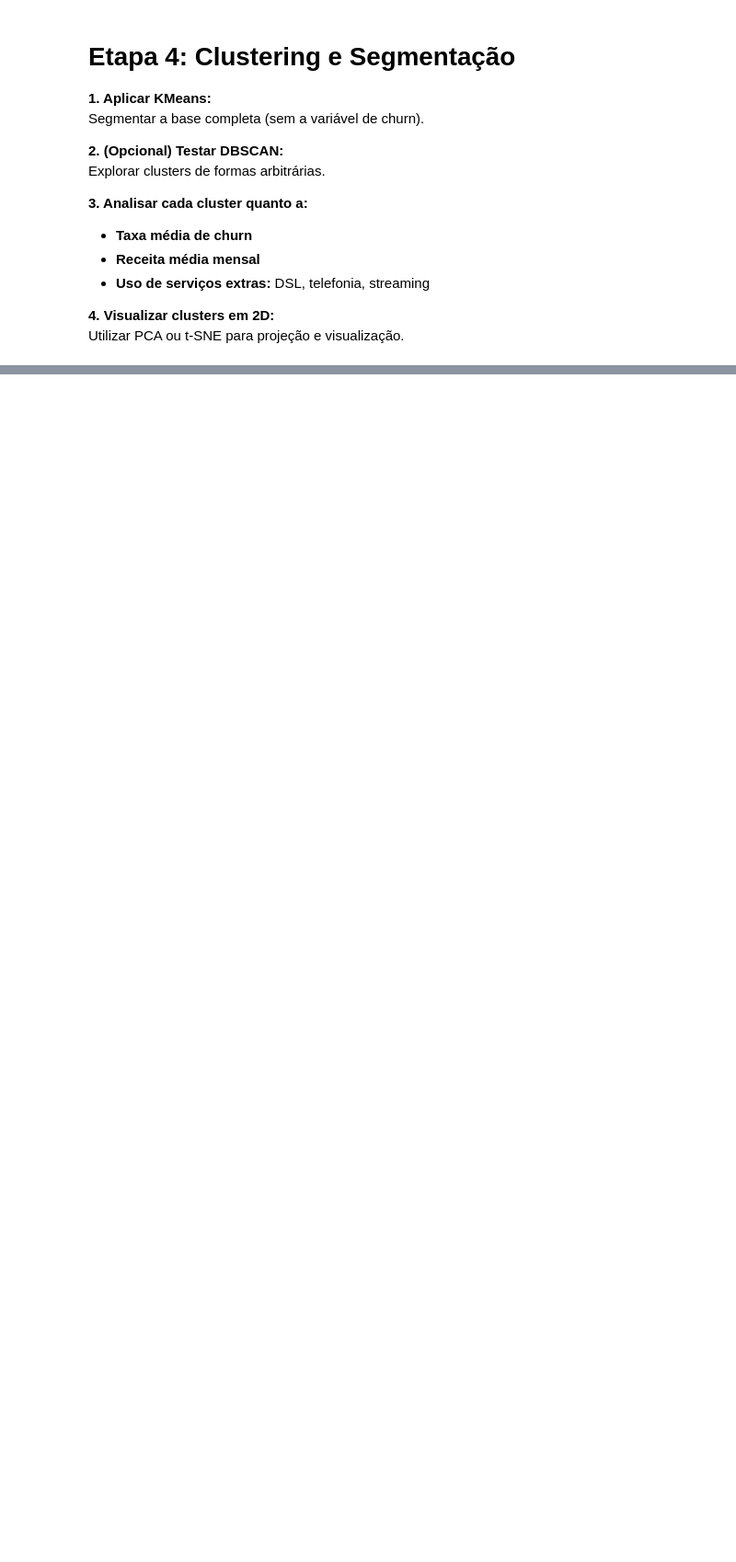
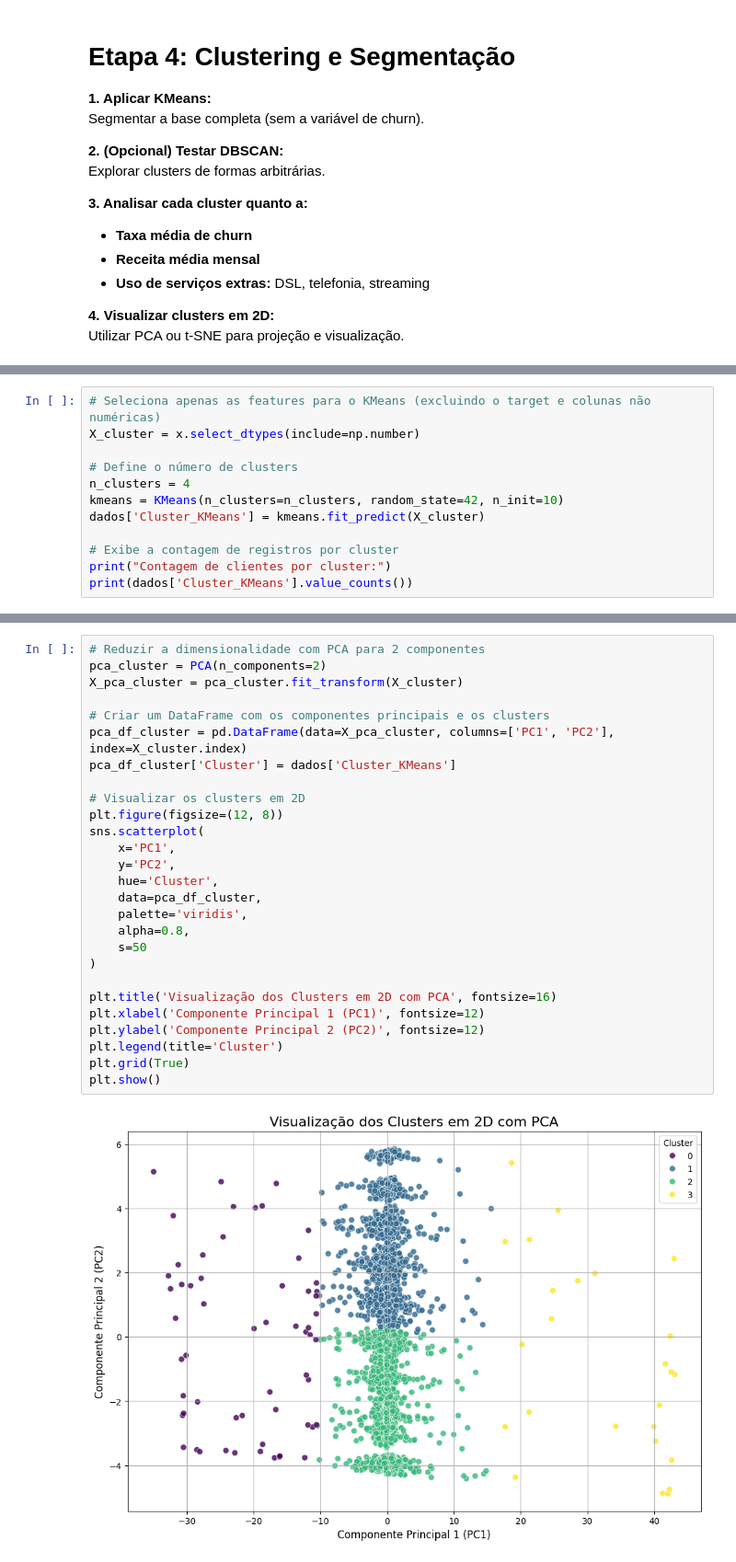
Before and after one commit to diego-albertino/Previsao-Churn, a Jupyter notebook: src/notebook/previsao_de_churn.ipynb, the cells around one changed output, grey strips where cells are left out. Shown at 92% size. Saved outputs shown, nothing was run; the diff lists cells and outputs as text; blank space fills up the shorter version.

```diff
--- a/src/notebook/previsao_de_churn.ipynb
+++ b/src/notebook/previsao_de_churn.ipynb
@@ -969,0 +1025,12 @@ Utilizar PCA ou t-SNE para projeção e visualização.
+# %%
+# Seleciona apenas as features para o KMeans (excluindo o target e colunas não numéricas)
+X_cluster = x.select_dtypes(include=np.number)
+
+# Define o número de clusters
+n_clusters = 4
+kmeans = KMeans(n_clusters=n_clusters, random_state=42, n_init=10)
+dados['Cluster_KMeans'] = kmeans.fit_predict(X_cluster)
+
+# Exibe a contagem de registros por cluster
+print("Contagem de clientes por cluster:")
+print(dados['Cluster_KMeans'].value_counts())
@@ -969,0 +1073,29 @@ Utilizar PCA ou t-SNE para projeção e visualização.
+# %%
+# Reduzir a dimensionalidade com PCA para 2 componentes
+pca_cluster = PCA(n_components=2)
+X_pca_cluster = pca_cluster.fit_transform(X_cluster)
+
+# Criar um DataFrame com os componentes principais e os clusters
+pca_df_cluster = pd.DataFrame(data=X_pca_cluster, columns=['PC1', 'PC2'], index=X_cluster.index)
+pca_df_cluster['Cluster'] = dados['Cluster_KMeans']
+
+# Visualizar os clusters em 2D
+plt.figure(figsize=(12, 8))
+sns.scatterplot(
+    x='PC1',
+    y='PC2',
+    hue='Cluster',
+    data=pca_df_cluster,
+    palette='viridis',
+    alpha=0.8,
+    s=50
+)
+
+plt.title('Visualização dos Clusters em 2D com PCA', fontsize=16)
+plt.xlabel('Componente Principal 1 (PC1)', fontsize=12)
+plt.ylabel('Componente Principal 2 (PC2)', fontsize=12)
+plt.legend(title='Cluster')
+plt.grid(True)
+plt.show()
+# %% [output]
+[figure, added]
```
Also changed, not shown: parts of 7 cells of this notebook, 1 other file.
